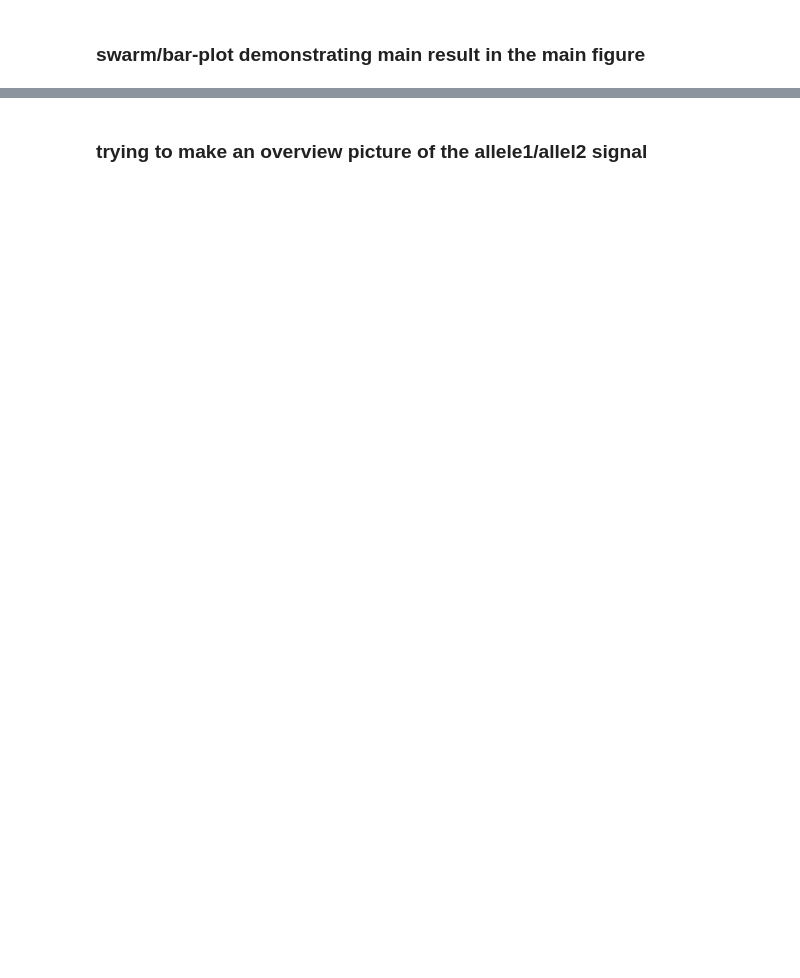
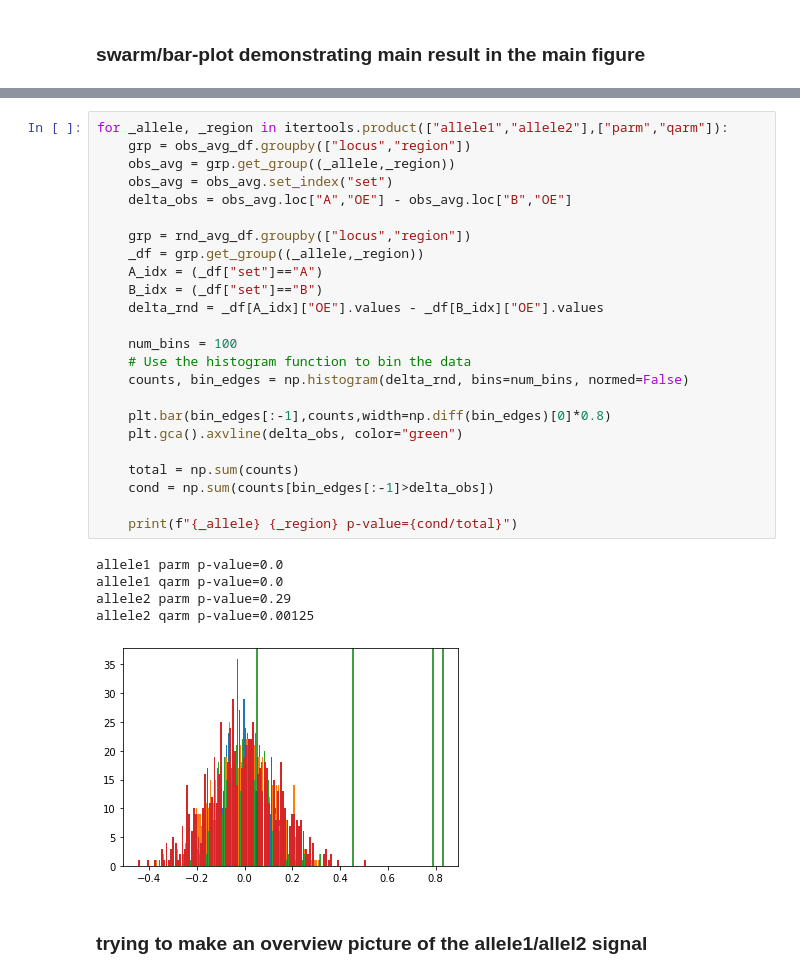
Before and after one commit to dekkerlab/allelic-rt-supplement, a Jupyter notebook: MainFigHiC.ipynb, the cells around one changed output, grey strips where cells are left out. Cells and saved outputs as stored; diff of their text form; blank space fills up the shorter version.

```diff
--- a/MainFigHiC.ipynb
+++ b/MainFigHiC.ipynb
@@ -541,2 +516,32 @@ ax2q.tick_params(left=False,labelleft=False)
+# %%
+for _allele, _region in itertools.product(["allele1","allele2"],["parm","qarm"]):
+    grp = obs_avg_df.groupby(["locus","region"])
+    obs_avg = grp.get_group((_allele,_region))
+    obs_avg = obs_avg.set_index("set")
+    delta_obs = obs_avg.loc["A","OE"] - obs_avg.loc["B","OE"]
+
+    grp = rnd_avg_df.groupby(["locus","region"])
+    _df = grp.get_group((_allele,_region))
+    A_idx = (_df["set"]=="A")
+    B_idx = (_df["set"]=="B")
+    delta_rnd = _df[A_idx]["OE"].values - _df[B_idx]["OE"].values
+
+    num_bins = 100
+    # Use the histogram function to bin the data
+    counts, bin_edges = np.histogram(delta_rnd, bins=num_bins, normed=False)
+
+    plt.bar(bin_edges[:-1],counts,width=np.diff(bin_edges)[0]*0.8)
+    plt.gca().axvline(delta_obs, color="green")
+
+    total = np.sum(counts)
+    cond = np.sum(counts[bin_edges[:-1]>delta_obs])
+
+    print(f"{_allele} {_region} p-value={cond/total}")
+# %% [output]
+allele1 parm p-value=0.0
+allele1 qarm p-value=0.0
+allele2 parm p-value=0.29
+allele2 qarm p-value=0.00125
+[figure, added]
 # %% [markdown]
 ### trying to make an overview picture of the allele1/allel2 signal
```
Also changed, not shown: parts of 28 cells of this notebook, 4 other files.
